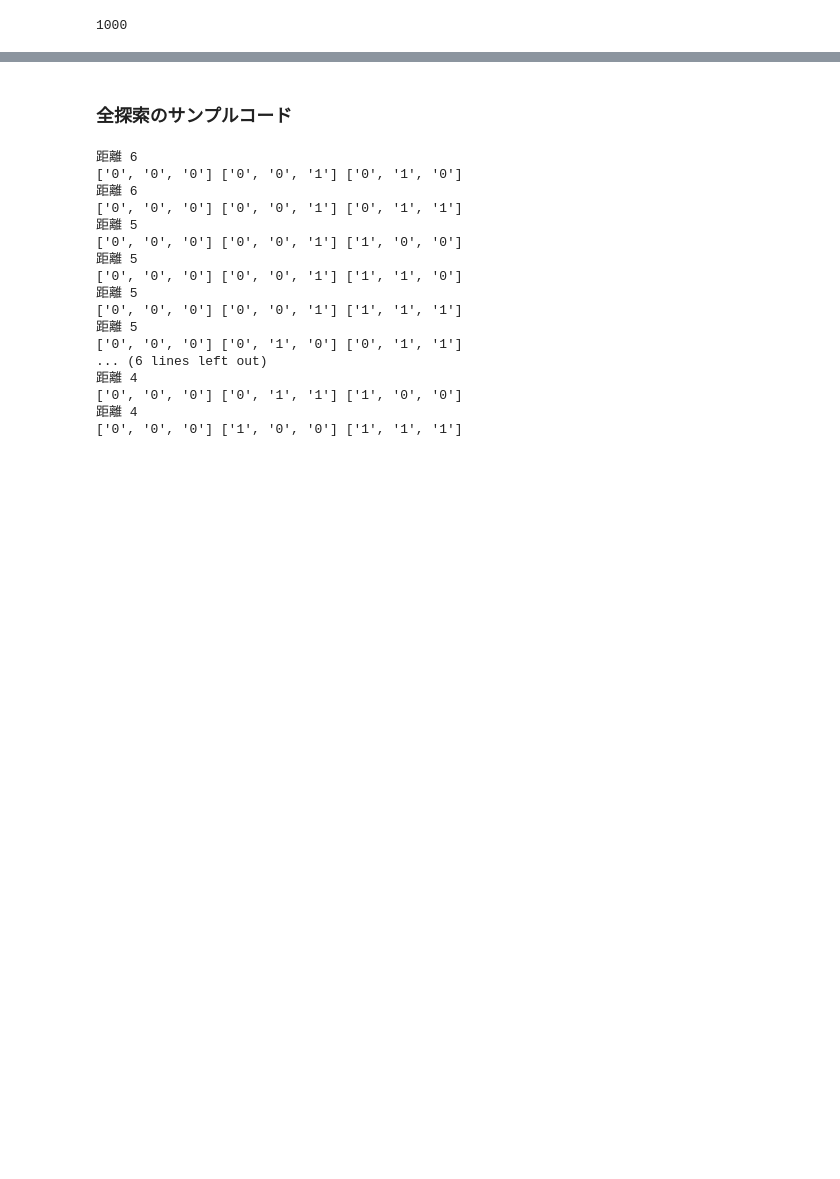
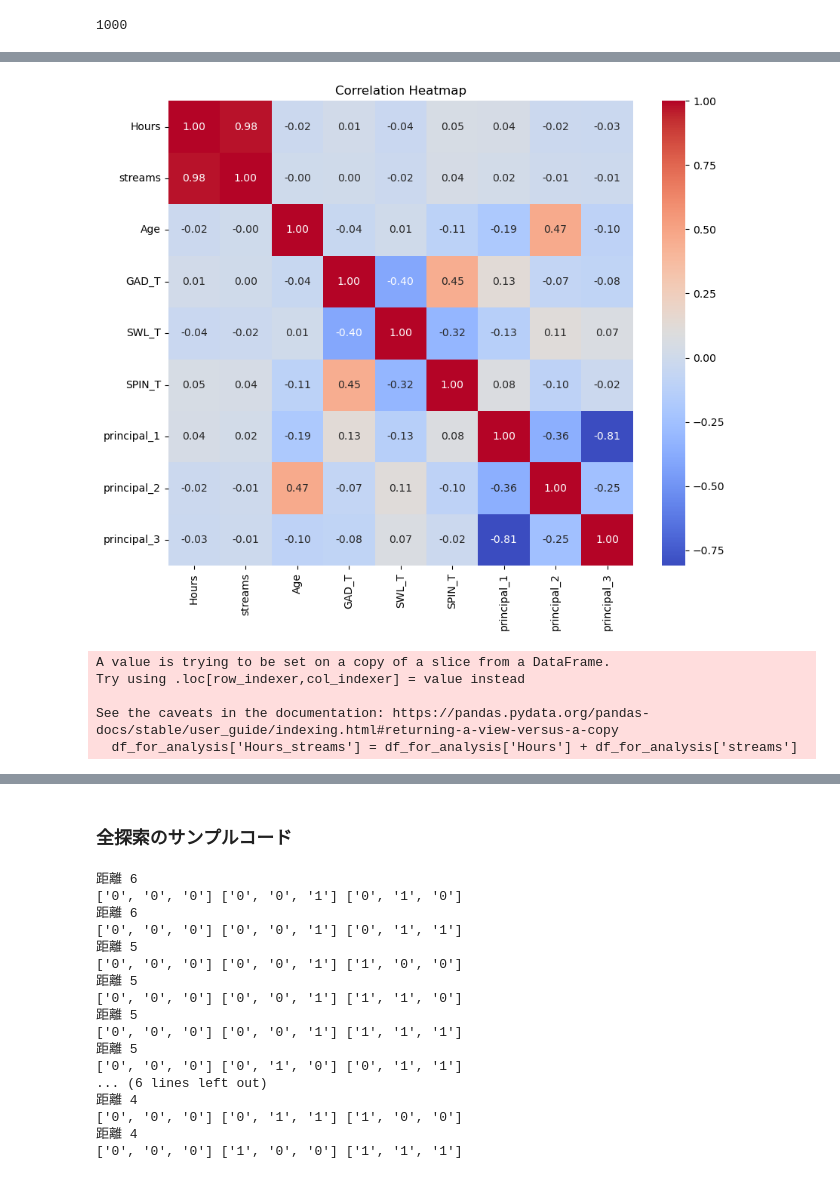
Before and after one commit to miyakooti/gameplay_analysis, a Jupyter notebook: main.ipynb, the cells around one changed output, grey strips where cells are left out. Cells and saved outputs as stored; diff of their text form; code cells hidden in the pictures; blank space fills up the shorter version.

```diff
--- a/main.ipynb
+++ b/main.ipynb
@@ -153,6 +154,8 @@ len(data)
 # %% [output]
 1000
 # %%
+principal_points = None
+
 ###STEP1データをインポートする###
 
 (n,p)=np.shape(data)
@@ -179,4 +182,8 @@ for i in range (2**p-2):
                 pp3=k
                 print('距離',sum2)
                 print(list(format(pp1, text)) ,list(format(pp2, text)),list(format(pp3, text)))
+
+                principal_points = [list(format(pp1, text)), list(format(pp2, text)), list(format(pp3, text))]
+
+print(principal_points)
 # %% [output]
@@ -196,0 +209,3 @@ print(pp1)
+# %%
+principal_points = [[int(value) for value in sublist] for sublist in principal_points]
+principal_points
@@ -196,0 +214,14 @@ print(pp1)
+# %%
+# 新しい特徴量の初期化
+principal_features = np.zeros((len(df), 3), dtype=int)
+
+# 各行に対して最も近いプリンシパルポイントを特定
+for i, row in enumerate(df.iterrows()):
+    distances = np.sum(np.abs(np.array(row[1][['for_fun', 'male', 'has_work', 'is_single_player', 'is_highly_educated']]) - np.array(principal_points)), axis=1)
+    nearest_point_index = np.argmin(distances)
+    principal_features[i, nearest_point_index] = 1
+
+# 新しい特徴量をDataFrameに追加
+df['principal_1:男性'] = principal_features[:, 0]
+df['principal_2:仕事を持っている高学歴な男性'] = principal_features[:, 1]
+df['principal_3:ゲームは楽しみのためでしかない男性'] = principal_features[:, 2]
@@ -196,0 +262,7 @@ print(pp1)
+# %%
+# これは比較対象
+# df_for_analysis = ['Hours', 'GAD_T', 'SWL_T', 'SPIN_T', 'for_fun', 'male', 'has_work', 'is_single_player', 'is_highly_educated', 'principal_1', 'principal_2', 'principal_3']
+df_for_analysis_columns = ['Hours', 'streams', 'Age', 'GAD_T', 'SWL_T', 'SPIN_T', 'principal_1', 'principal_2', 'principal_3']
+df_for_analysis = df[df_for_analysis_columns]
+
+df_for_analysis
@@ -196,0 +283,26 @@ print(pp1)
+# %%
+import seaborn as sns
+import matplotlib.pyplot as plt
+
+# 相関係数行列の計算
+correlation_matrix = df_for_analysis.corr()
+
+# ヒートマップの作成
+plt.figure(figsize=(10, 8))
+sns.heatmap(correlation_matrix, annot=True, cmap='coolwarm', fmt=".2f", square=True)
+
+# プロットの表示
+plt.title('Correlation Heatmap')
+plt.show()
+# %% [output]
+[figure, added]
+# %%
+df_for_analysis['Hours_streams'] = df_for_analysis['Hours'] + df_for_analysis['streams']
+
+df = df_for_analysis.drop(['Hours', 'streams'], axis=1)
+# %% [output]
+A value is trying to be set on a copy of a slice from a DataFrame.
+Try using .loc[row_indexer,col_indexer] = value instead
+
+See the caveats in the documentation: https://pandas.pydata.org/pandas-docs/stable/user_guide/indexing.html#returning-a-view-versus-a-copy
+  df_for_analysis['Hours_streams'] = df_for_analysis['Hours'] + df_for_analysis['streams']
```
Also changed, not shown: parts of 12 cells of this notebook.
